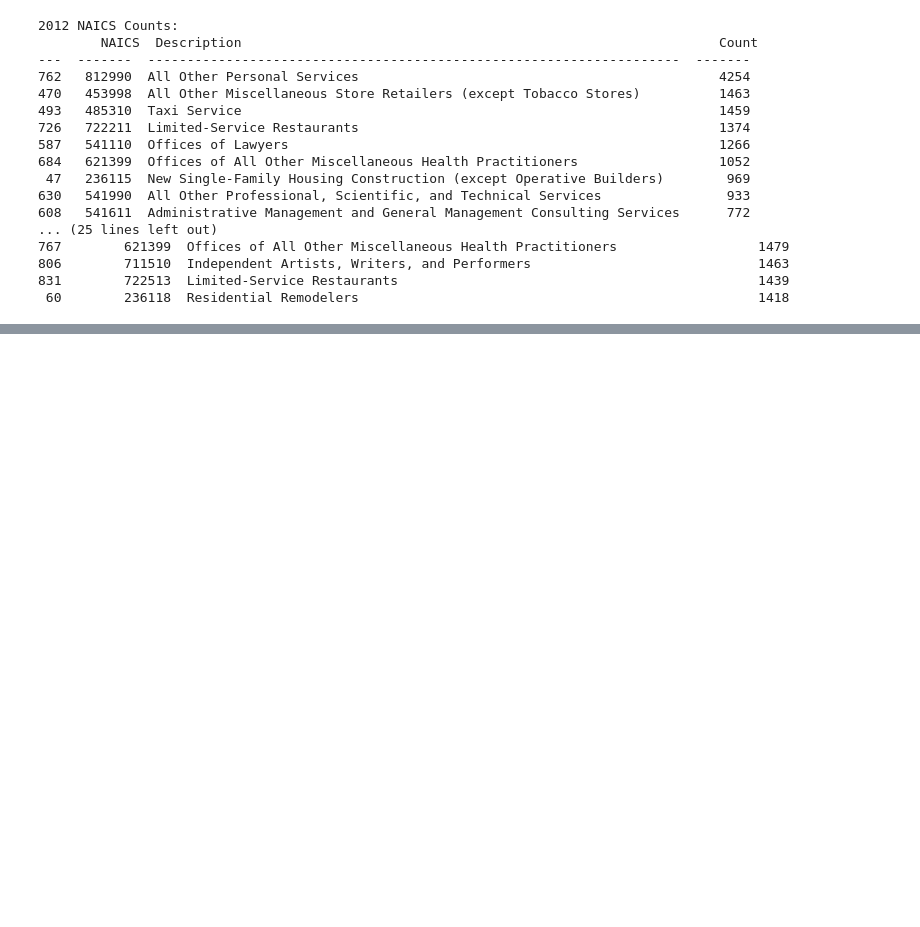
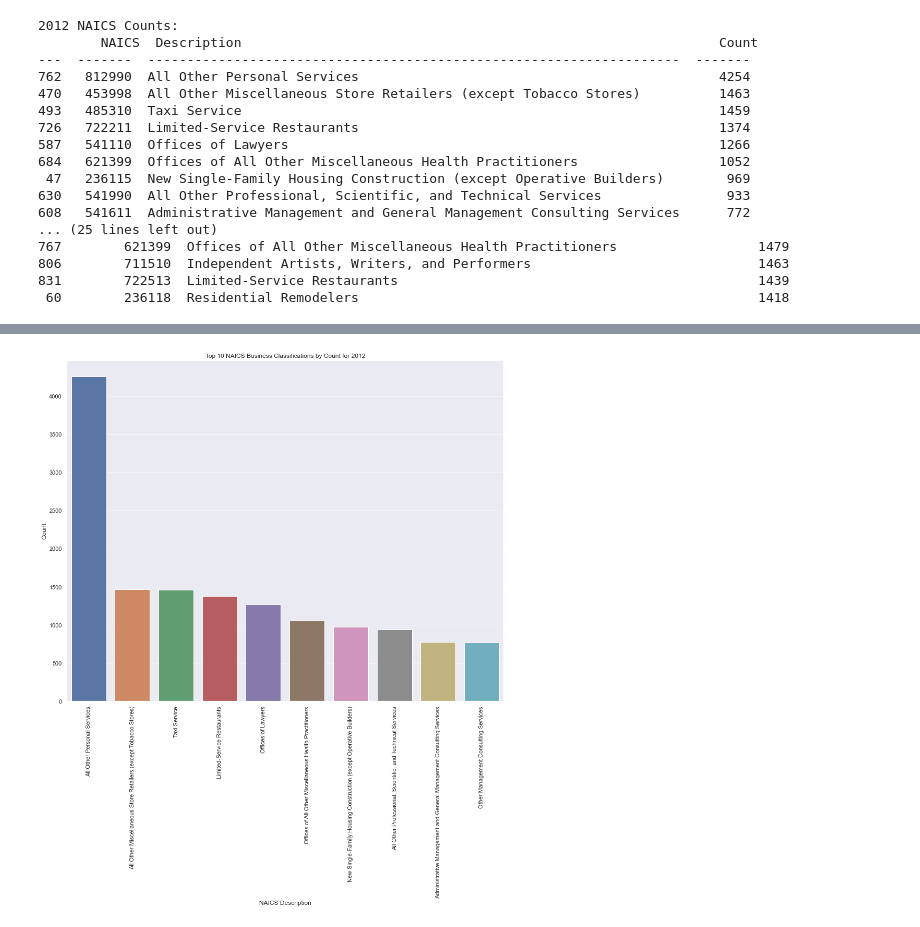
Before and after one commit to Krocketeer/HCDE410-Final-Project, a Jupyter notebook: main.ipynb, the cells around one changed output, grey strips where cells are left out. Drawn from its saved outputs; the diff is of its cells as text; code cells hidden in the pictures; blank space fills up the shorter version.

Commit message:
Add plots for top NAICS counts

```diff
--- a/main.ipynb
+++ b/main.ipynb
@@ -102,11 +88,15 @@ license_2021_counts = license_2021.groupby(["NAICS Code", "NAICS Description"]).
 license_2021_counts = license_2021_counts.reset_index(name="Count")
 license_2021_counts.rename({"NACISDesc": "Description", "naics_code": "NAICS"}, axis=1, inplace=True)
 
-print(f"2012 NAICS Counts: \n {tabulate(license_2012_counts.sort_values('Count', ascending=False).head(10), headers=license_2012_counts.columns)}")
+top_10_2012 = license_2012_counts.sort_values('Count', ascending=False).head(10)
+top_10_2015 = license_2015_counts.sort_values('Count', ascending=False).head(10)
+top_10_2021 = license_2021_counts.sort_values('Count', ascending=False).head(10)
+
+print(f"2012 NAICS Counts: \n {tabulate(top_10_2012, headers=license_2012_counts.columns)}")
 print()
-print(f"2015 NAICS Counts: \n {tabulate(license_2015_counts.sort_values('Count', ascending=False).head(10), headers=license_2015_counts.columns)}")
+print(f"2015 NAICS Counts: \n {tabulate(top_10_2015, headers=license_2015_counts.columns)}")
 print()
-print(f"2021 NAICS Counts: \n {tabulate(license_2021_counts.sort_values('Count', ascending=False).head(10), headers=license_2021_counts.columns)}")
+print(f"2021 NAICS Counts: \n {tabulate(top_10_2021, headers=license_2021_counts.columns)}")
 # %% [output]
 2012 NAICS Counts:
         NAICS  Description                                                             Count
@@ -130,0 +118,16 @@ print(f"2021 NAICS Counts: \n {tabulate(license_2021_counts.sort_values('Count',
+# %%
+# Initialize Seaborn
+sns.set()
+
+# Create a plot for 2012 data
+fig1, ax1 = plt.subplots(figsize=(15, 12))
+
+# PLot 2012 Top 10 NAICS counts
+sns.barplot(x="Description", y="Count", ax=ax1, data=top_10_2012)
+plt.title("Top 10 NAICS Business Classifications by Count for 2012")
+plt.xlabel("NAICS Description")
+plt.xticks(rotation=90)
+plt.ylabel("Count")
+plt.show()
+# %% [output]
+[figure, added]
```
Also changed, not shown: parts of 13 cells of this notebook.
